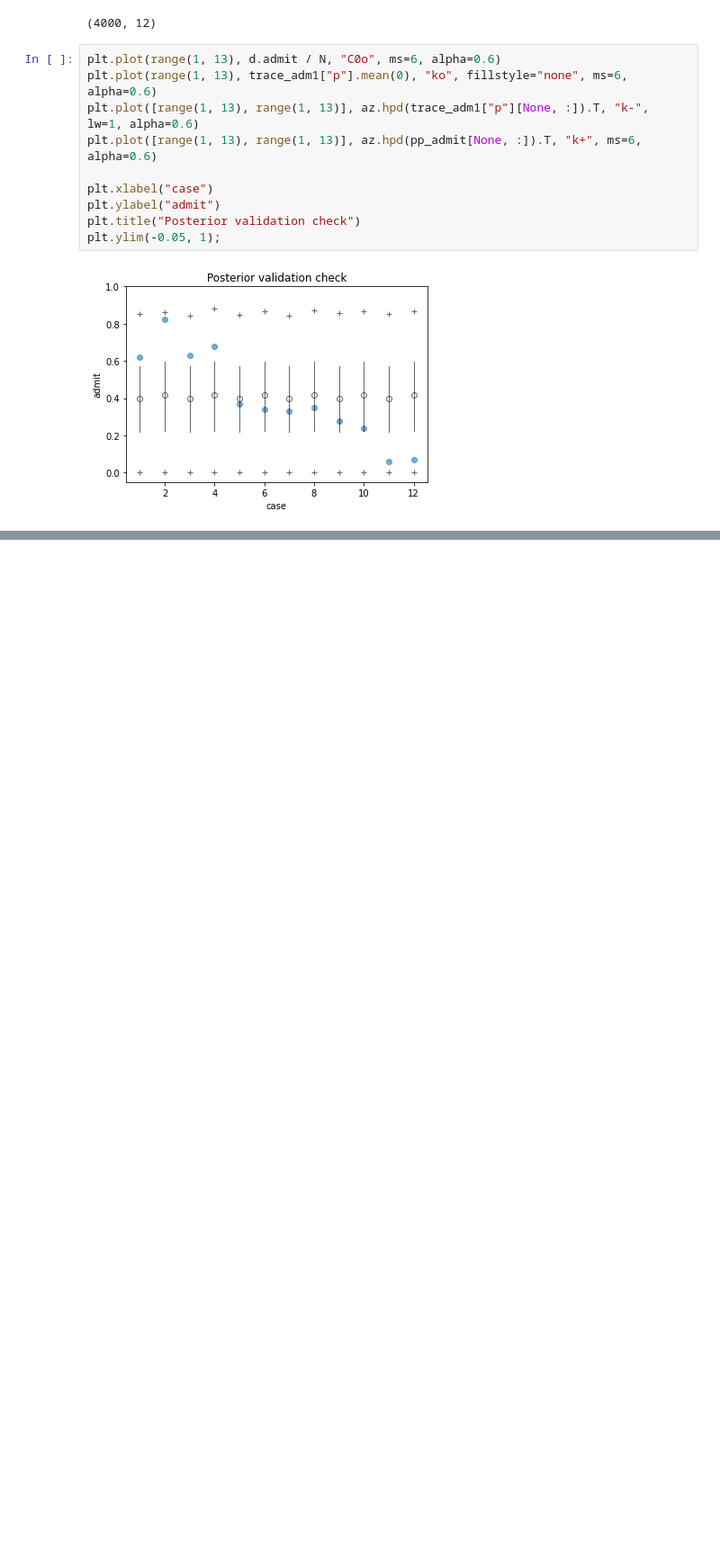
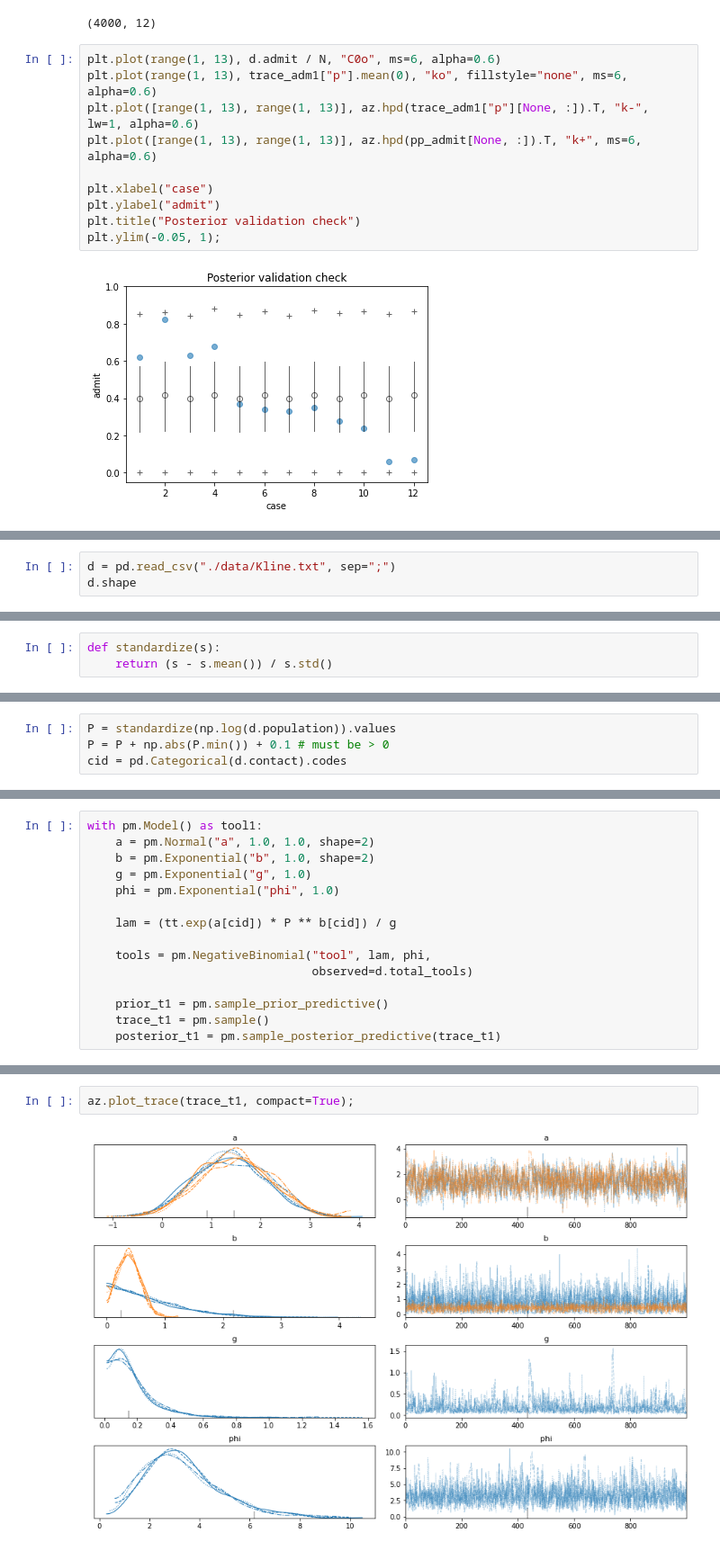
Before and after one commit to danhphan/bayesian-inferences, a Jupyter notebook: _00_rethink_stats_week7_course.ipynb, the cells around one changed output, grey strips where cells are left out. Shown at 90% size. Cells and saved outputs as stored; diff of their text form; blank space fills up the shorter version.

```diff
--- a/_00_rethink_stats_week7_course.ipynb
+++ b/_00_rethink_stats_week7_course.ipynb
@@ -107,0 +110,3 @@ plt.ylim(-0.05, 1);
+# %%
+d = pd.read_csv("./data/Kline.txt", sep=";")
+d.shape
@@ -107,0 +129,3 @@ plt.ylim(-0.05, 1);
+# %%
+def standardize(s):
+    return (s - s.mean()) / s.std()
@@ -107,0 +141,4 @@ plt.ylim(-0.05, 1);
+# %%
+P = standardize(np.log(d.population)).values
+P = P + np.abs(P.min()) + 0.1 # must be > 0
+cid = pd.Categorical(d.contact).codes
@@ -107,0 +147,15 @@ plt.ylim(-0.05, 1);
+# %%
+with pm.Model() as tool1:
+    a = pm.Normal("a", 1.0, 1.0, shape=2)
+    b = pm.Exponential("b", 1.0, shape=2)
+    g = pm.Exponential("g", 1.0)
+    phi = pm.Exponential("phi", 1.0)
+
+    lam = (tt.exp(a[cid]) * P ** b[cid]) / g
+
+    tools = pm.NegativeBinomial("tool", lam, phi,
+                                observed=d.total_tools)
+
+    prior_t1 = pm.sample_prior_predictive()
+    trace_t1 = pm.sample()
+    posterior_t1 = pm.sample_posterior_predictive(trace_t1)
@@ -107,0 +182,4 @@ plt.ylim(-0.05, 1);
+# %%
+az.plot_trace(trace_t1, compact=True);
+# %% [output]
+[figure, added]
```
Also changed, not shown: parts of 16 cells of this notebook.
